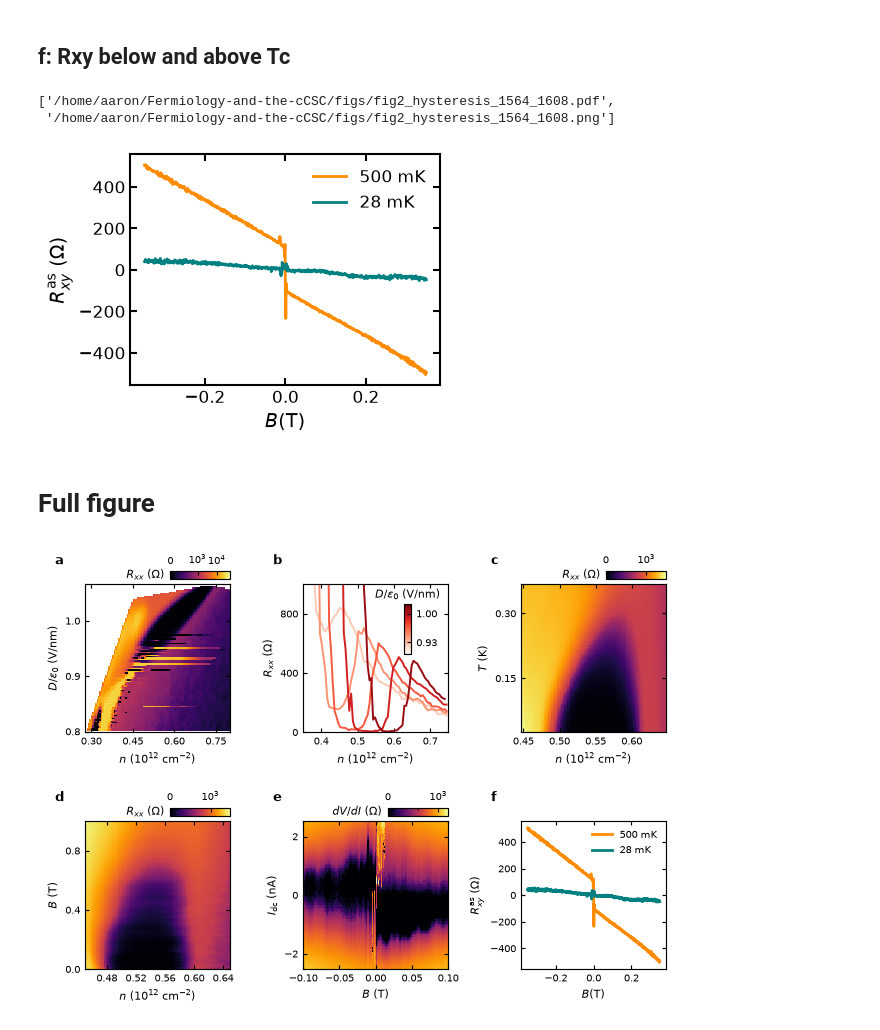
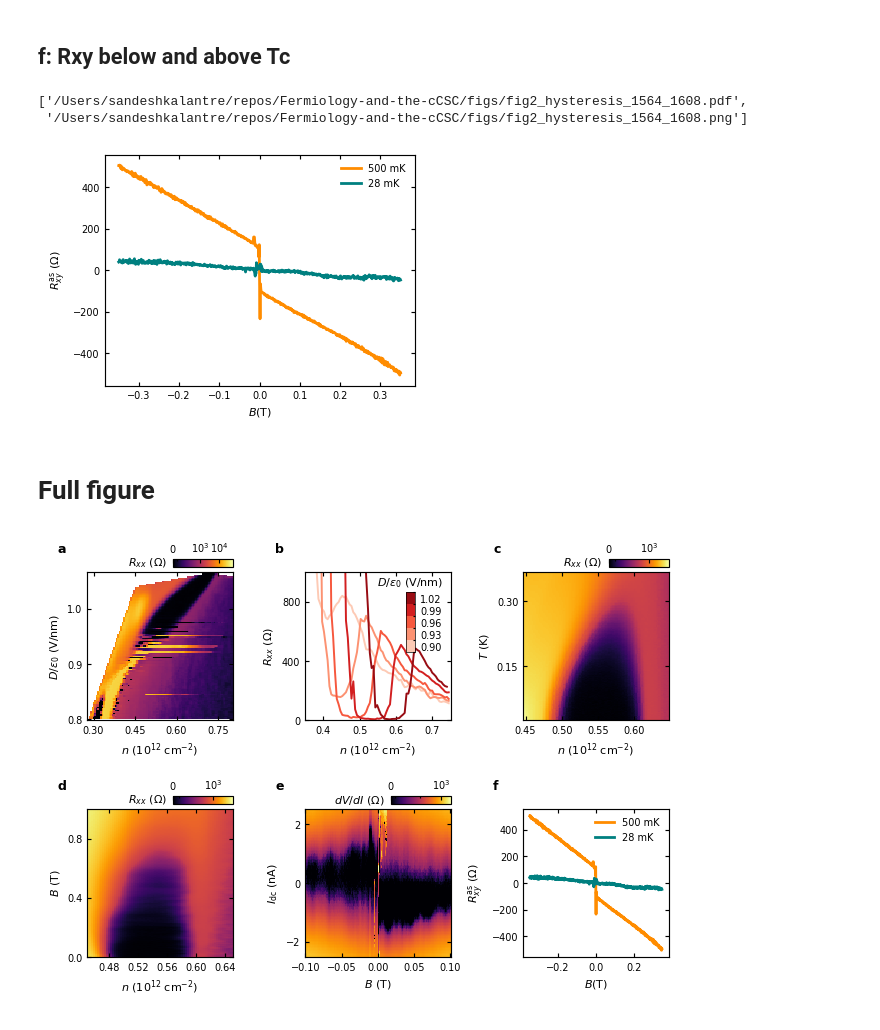
Before and after one commit to sharpelab/Fermiology-and-the-cCSC, a Jupyter notebook: fig2/fig2.ipynb, the cells around one changed output. Drawn from its saved outputs; the diff is of its cells as text; code cells hidden in the pictures.

```diff
--- a/fig2/fig2.ipynb
+++ b/fig2/fig2.ipynb
@@ -312,12 +312,12 @@ def plot_ncuts(ax):
             ax.xaxis.set_major_locator(plt.MaxNLocator(4))
             ax.yaxis.set_major_locator(plt.MaxNLocator(3))
             #ax.axvline(0.68)
-            return inds, xs_new, ys_new
+            return inds, xs_new, ys_new, cs
 
 
 fig = plt.figure(figsize=(4,3))
 ax = plt.gca()
-inds, xs, ys = plot_ncuts(ax)
+inds, xs, ys, cs = plot_ncuts(ax)
 # ax.set_ylim(-20,20)
 # ax.set_xlim(0.45, 0.65)
 ax.grid()
@@ -691,9 +691,9 @@ plot_hysteresis(fig, ax)
 # ax.set_xlim(-0.25, 0.25)
 save_fig(fig, 'fig2_hysteresis_1564_1608')
 # %% [output]
-['/home/aaron/Fermiology-and-the-cCSC/figs/fig2_hysteresis_1564_1608.pdf',
- '/home/aaron/Fermiology-and-the-cCSC/figs/fig2_hysteresis_1564_1608.png']
+['/Users/sandeshkalantre/repos/Fermiology-and-the-cCSC/figs/fig2_hysteresis_1564_1608.pdf',
+ '/Users/sandeshkalantre/repos/Fermiology-and-the-cCSC/figs/fig2_hysteresis_1564_1608.png']
-[figure, old version]
+[figure, new version]
 # %% [markdown]
 # Full figure
 # %%
@@ -740,15 +740,24 @@ pos = ax.get_position()
 label_spacer = 0.04
 fig.text(pos.x0 - label_spacer, pos.y1 + label_spacer, "b", fontweight='bold')
 
-inds, xs, ys = plot_ncuts(ax)
+inds, xs, ys, cs = plot_ncuts(ax)
 Ds = ys[0, inds]
-cax = fig.add_axes([0.55, 0.74, 0.01, 0.1])
-cb = plt.colorbar(cm.ScalarMappable(norm=Normalize(vmin=Ds.min(), vmax=Ds.max()), cmap="Reds"),
-                  cax=cax, orientation='vertical')
-cb.ax.annotate(r'$D/\epsilon_0$ (V/nm)', xy=(0.5, 1.3), xycoords='axes fraction',
-               ha='center', va='top', fontsize=plt.rcParams['axes.labelsize'])
-cb.set_ticks([0.93, 1.00])
-cb.set_ticklabels(['0.93', '1.00'])
+
+cmap_d = colors.ListedColormap(cs)
+edges = np.concatenate([[Ds[0] - 0.5*(Ds[1] - Ds[0])],
+                        0.5*(Ds[:-1] + Ds[1:]),
+                        [Ds[-1] + 0.5*(Ds[-1] - Ds[-2])]])
+norm_d = colors.BoundaryNorm(edges, cmap_d.N)
+
+cax = fig.add_axes([0.55, 0.72, 0.012, 0.12])
+cb = plt.colorbar(cm.ScalarMappable(norm=norm_d, cmap=cmap_d), cax=cax,
+                  orientation='vertical', spacing='uniform')
+cb.ax.annotate(r'$D/\epsilon_0$ (V/nm)', xy=(0.5, 1.05), xycoords='axes fraction',
+               ha='center', va='bottom', fontsize=plt.rcParams['axes.labelsize'])
+cb.set_ticks(Ds)
+cb.set_ticklabels([f'{d:.2f}' for d in Ds])
+cb.ax.tick_params(length=0)
+cb.outline.set_linewidth(0.5)
 
 ################ Panel c ##################
 ax = fig.add_subplot(gs[0, 2])
@@ -802,31 +811,31 @@ fig.text(pos.x0 - label_spacer, pos.y1 + label_spacer, "e", fontweight='bold')
 norm = colors.SymLogNorm(linthresh=50, vmin=0e3, vmax=3e3)
 plot = plot_fraun(fig, ax, norm, cmap="inferno")
 
 pos = ax.get_position()
 cax = fig.add_axes([pos.x1 - cb_width, pos.y1 + 0.01, cb_width, cb_height_frac])
 cb = plt.colorbar(plot, cax=cax, ticks=SymmetricalLogLocator(base=10, linthresh=500),
                   orientation='horizontal')
 cb.ax.annotate(r'$dV/dI$ ($\Omega$)', xy=(-0.10, 0.5), xycoords='axes fraction',
                ha='right', va='center', fontsize=plt.rcParams['axes.labelsize'])
 cb.ax.xaxis.set_ticks_position('top')
 cb.ax.xaxis.set_label_position('top')
 cb.set_ticks([0, 1000])
 cb.set_ticklabels(['$0$', '$10^3$'])
 
 ################ Panel f ##################
 ax = fig.add_subplot(gs[1, 2])
 fig.canvas.draw()
 pos = ax.get_position()
 label_spacer = 0.04
 fig.text(pos.x0 - label_spacer, pos.y1 + label_spacer, "f", fontweight='bold')
 
 plot_hysteresis(fig, ax)
 
 plt.show()
 fig.tight_layout()
 fig.savefig("fig2.pdf", dpi=600, bbox_inches='tight',
             pad_inches=0.02, transparent=False)
 
 update_rc_params('talk')  # restore presentation default
 # %% [output]
-[figure, old version]
+[figure, new version]
```
Also changed, not shown: parts of 8 cells of this notebook, 23 other files.
